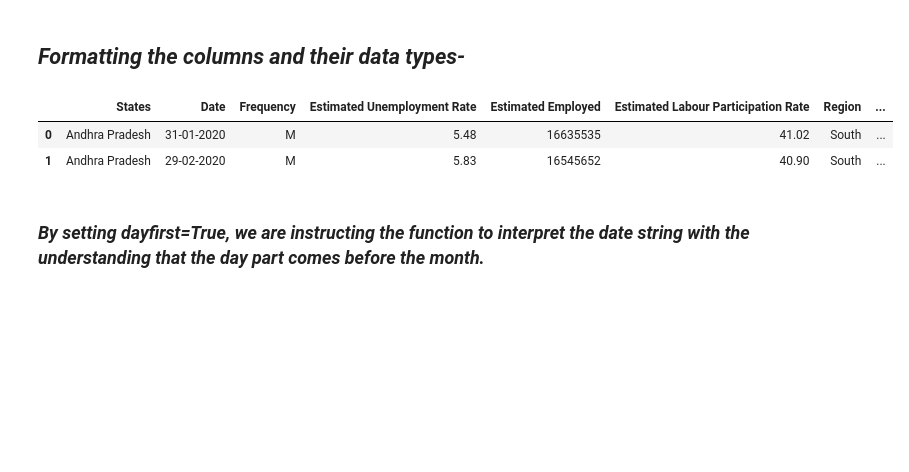
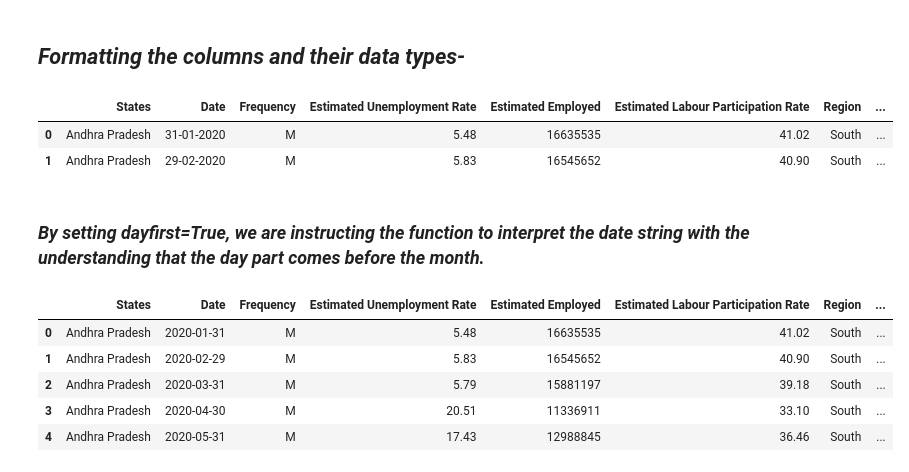
Before and after one commit to Amrit007-droid/OIBSIP-OasisInfobyte, a Jupyter notebook: OIBSIP_TASK_1_UNEMPLOYMENT_ANALYSIS_WITH_PYTHON.ipynb, the cells around one changed output. Cells and saved outputs as stored; diff of their text form; code cells hidden in the pictures; blank space fills up the shorter version.

```diff
--- a/OIBSIP_TASK_1_UNEMPLOYMENT_ANALYSIS_WITH_PYTHON.ipynb
+++ b/OIBSIP_TASK_1_UNEMPLOYMENT_ANALYSIS_WITH_PYTHON.ipynb
@@ -146,0 +163,9 @@ df['Date'] = pd.to_datetime(df['Date'], dayfirst = True)
+# %%
+df.head()
+# %% [output]
+|  | States | Date | Frequency | Estimated Unemployment Rate | Estimated Employed | Estimated Labour Participation Rate | Region | ... |
+| 0 | Andhra Pradesh | 2020-01-31 | M | 5.48 | 16635535 | 41.02 | South | ... |
+| 1 | Andhra Pradesh | 2020-02-29 | M | 5.83 | 16545652 | 40.90 | South | ... |
+| 2 | Andhra Pradesh | 2020-03-31 | M | 5.79 | 15881197 | 39.18 | South | ... |
+| 3 | Andhra Pradesh | 2020-04-30 | M | 20.51 | 11336911 | 33.10 | South | ... |
+| 4 | Andhra Pradesh | 2020-05-31 | M | 17.43 | 12988845 | 36.46 | South | ... |
```
Also changed, not shown: parts of 5 cells of this notebook.
